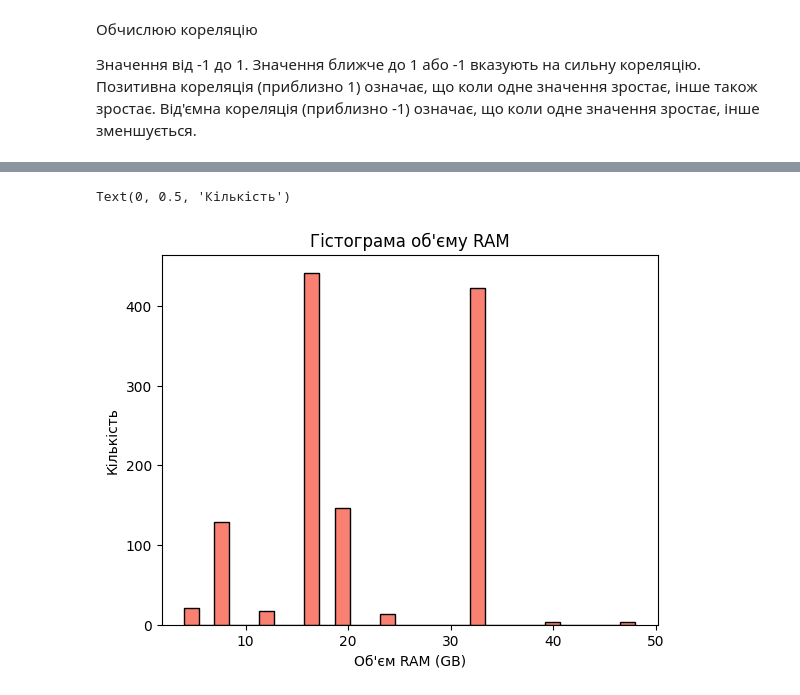
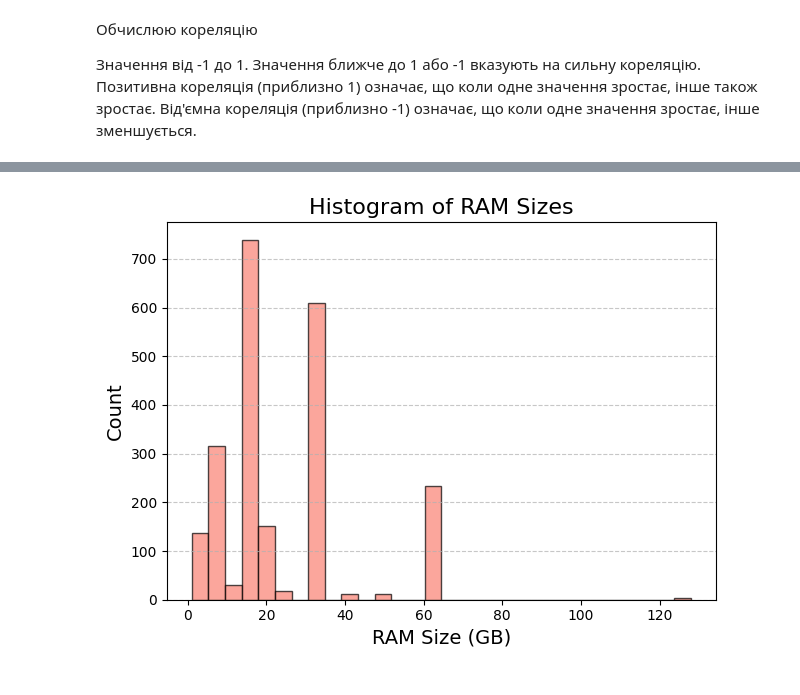
Before and after one commit to vavi00/portfolio_for_pr, a Jupyter notebook: python_skills_analise/data_sets_analise/analise_amazon_laptop_prices.ipynb, the cells around one changed output, grey strips where cells are left out. Saved outputs shown, nothing was run; the diff lists cells and outputs as text; code cells hidden in the pictures.

```diff
--- a/python_skills_analise/data_sets_analise/analise_amazon_laptop_prices.ipynb
+++ b/python_skills_analise/data_sets_analise/analise_amazon_laptop_prices.ipynb
@@ -308,12 +334,10 @@ plt.grid()
 Перетворення категоріальних змінних у числові
 Використовуйте one-hot encoding для категоріальних змінних, якщо це доречно
 # %%
-columns_to_check = ['harddisk', 'screen_size', 'ram', 'cpu_speed', 'rating']
-for column in columns_to_check:
-    df = remove_outliers(df, column)
+numeric_columns = ['harddisk', 'screen_size', 'ram', 'cpu_speed', 'rating', 'price']
 # %%
-categorical_columns = ['brand', 'model', 'color', 'cpu', 'os', 'graphics']  # додайте інші категоріальні колонки за потреби
-df = pd.get_dummies(df, columns=categorical_columns, drop_first=True)
+#categorical_columns = ['brand', 'model', 'color', 'cpu', 'os', 'graphics']
+#df = pd.get_dummies(df, columns=categorical_columns, drop_first=True)
 # %% [markdown]
 Обчислюю кореляцію
 
@@ -336,8 +395,10 @@ plt.show()
 # %%
-plt.hist(df['ram'].dropna(), bins=30, color='salmon', edgecolor='black')
-plt.title('Гістограма об\'єму RAM')
-plt.xlabel('Об\'єм RAM (GB)')
-plt.ylabel('Кількість')
+plt.hist(df['ram'].dropna(), bins=30, color='salmon', edgecolor='black', alpha=0.7)
+plt.title("Histogram of RAM Sizes", fontsize=16)
+plt.xlabel("RAM Size (GB)", fontsize=14)
+plt.ylabel("Count", fontsize=14)
+plt.grid(axis='y', linestyle='--', alpha=0.7)
+plt.tight_layout()
+plt.show()
 # %% [output]
-Text(0, 0.5, 'Кількість')
-[figure, old version]
+[figure, new version]
```
Also changed, not shown: parts of 41 cells of this notebook.
